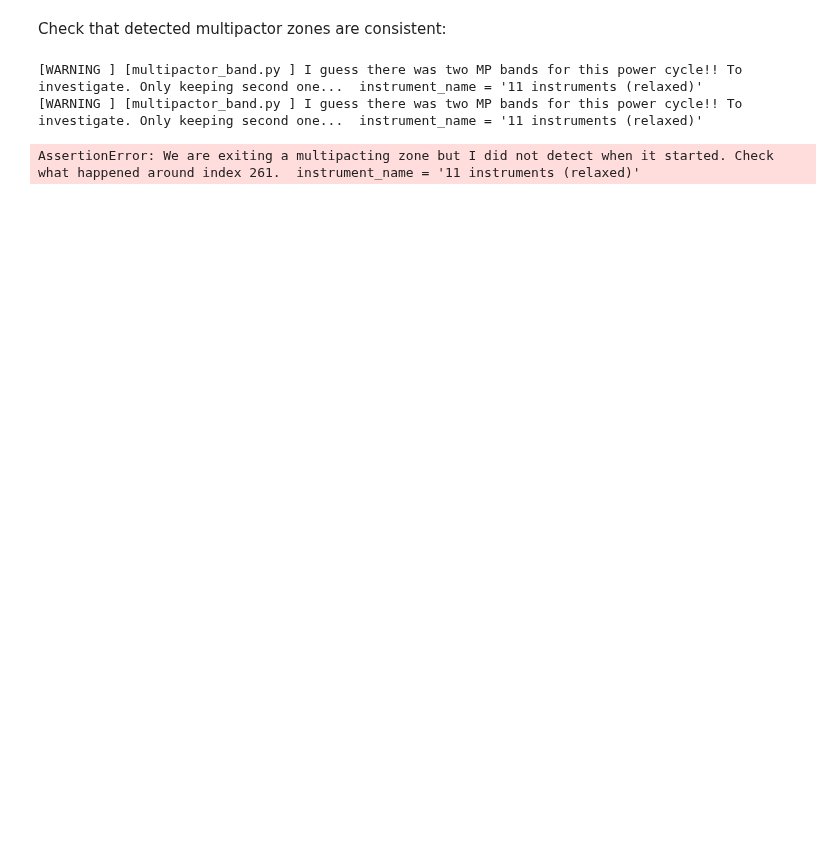
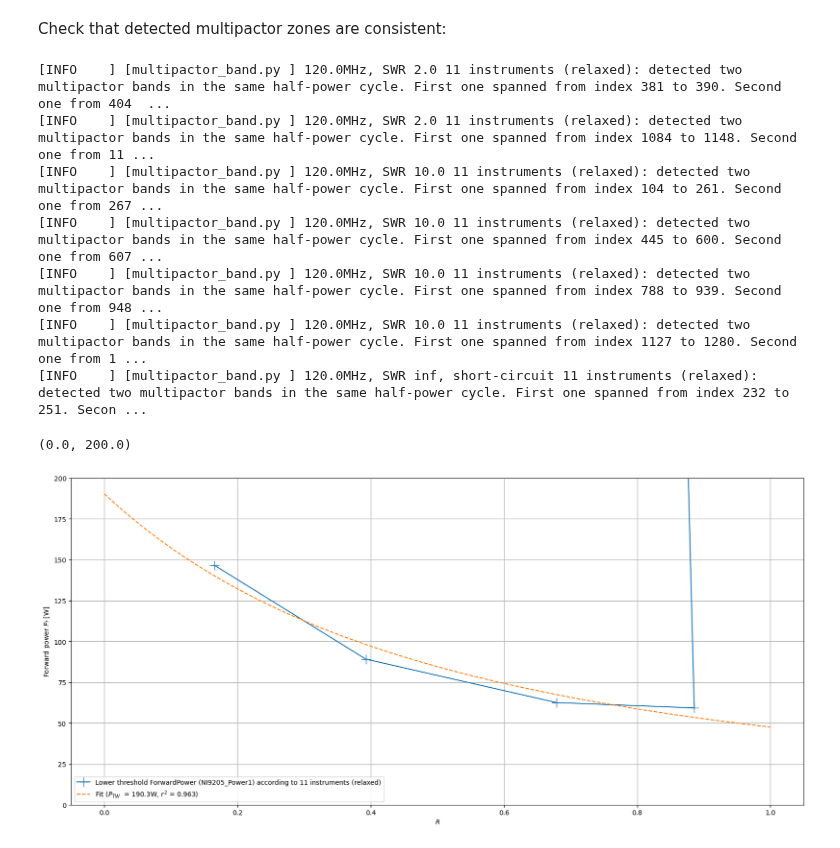
Before and after one commit to AdrienPlacais/multipac_testbench, a Jupyter notebook: docs/source/manual/notebooks/plot_power_thresholds.ipynb, the cells around one changed output. Saved outputs shown, nothing was run; the diff lists cells and outputs as text; code cells hidden in the pictures; blank space fills up the shorter version.

```diff
--- a/docs/source/manual/notebooks/plot_power_thresholds.ipynb
+++ b/docs/source/manual/notebooks/plot_power_thresholds.ipynb
@@ -98,10 +98,17 @@ Check that detected multipactor zones are consistent:
 # %%
 axe = test_campaign.check_somersalo_scaling_law(
     current_multipactor_bands,
-    measurement_points_to_exclude=ignored_pick_ups,
+    drop_idx=[-1],
     figsize=figsize,
 )
+axe.set_ylim(0, 200)
 # %% [output]
-[WARNING ] [multipactor_band.py ] I guess there was two MP bands for this power cycle!! To investigate. Only keeping second one...  instrument_name = '11 instruments (relaxed)'
-[WARNING ] [multipactor_band.py ] I guess there was two MP bands for this power cycle!! To investigate. Only keeping second one...  instrument_name = '11 instruments (relaxed)'
+[INFO    ] [multipactor_band.py ] 120.0MHz, SWR 2.0 11 instruments (relaxed): detected two multipactor bands in the same half-power cycle. First one spanned from index 381 to 390. Second one from 404  ...
+[INFO    ] [multipactor_band.py ] 120.0MHz, SWR 2.0 11 instruments (relaxed): detected two multipactor bands in the same half-power cycle. First one spanned from index 1084 to 1148. Second one from 11 ...
+[INFO    ] [multipactor_band.py ] 120.0MHz, SWR 10.0 11 instruments (relaxed): detected two multipactor bands in the same half-power cycle. First one spanned from index 104 to 261. Second one from 267 ...
+[INFO    ] [multipactor_band.py ] 120.0MHz, SWR 10.0 11 instruments (relaxed): detected two multipactor bands in the same half-power cycle. First one spanned from index 445 to 600. Second one from 607 ...
+[INFO    ] [multipactor_band.py ] 120.0MHz, SWR 10.0 11 instruments (relaxed): detected two multipactor bands in the same half-power cycle. First one spanned from index 788 to 939. Second one from 948 ...
+[INFO    ] [multipactor_band.py ] 120.0MHz, SWR 10.0 11 instruments (relaxed): detected two multipactor bands in the same half-power cycle. First one spanned from index 1127 to 1280. Second one from 1 ...
+[INFO    ] [multipactor_band.py ] 120.0MHz, SWR inf, short-circuit 11 instruments (relaxed): detected two multipactor bands in the same half-power cycle. First one spanned from index 232 to 251. Secon ...
-AssertionError: We are exiting a multipacting zone but I did not detect when it started. Check what happened around index 261.  instrument_name = '11 instruments (relaxed)'
+(0.0, 200.0)
+[figure, added]
```
Also changed, not shown: parts of 1 cell of this notebook, 6 other files.
